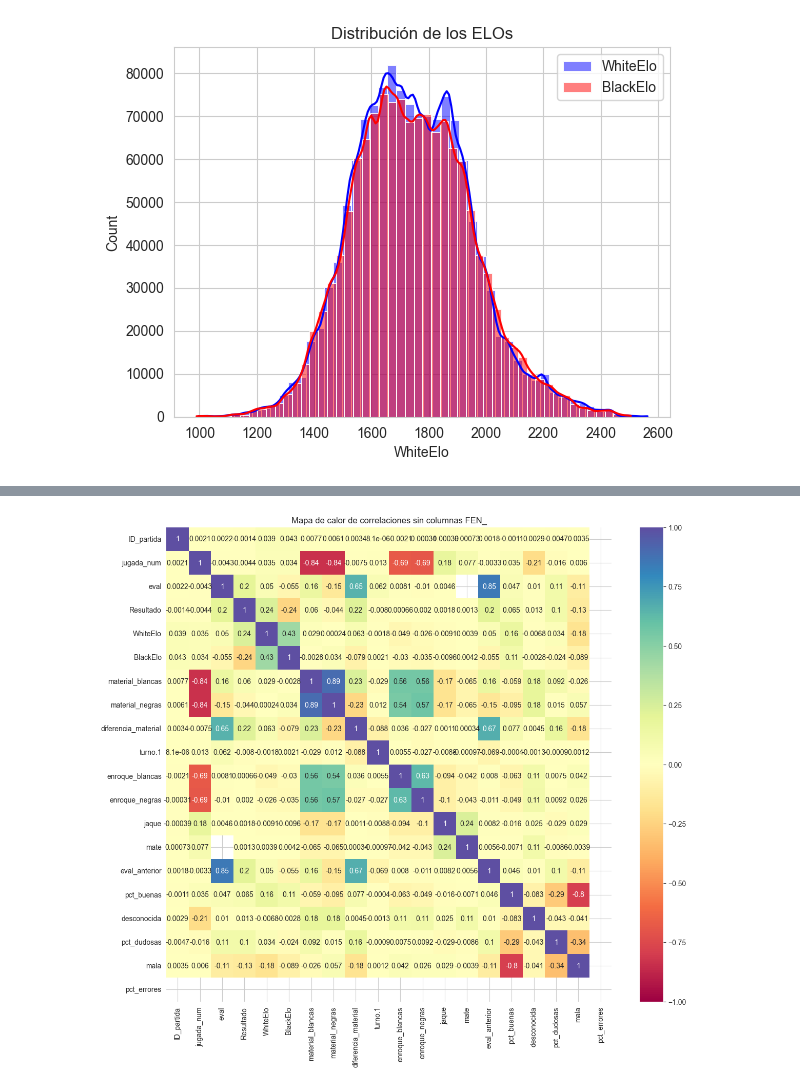
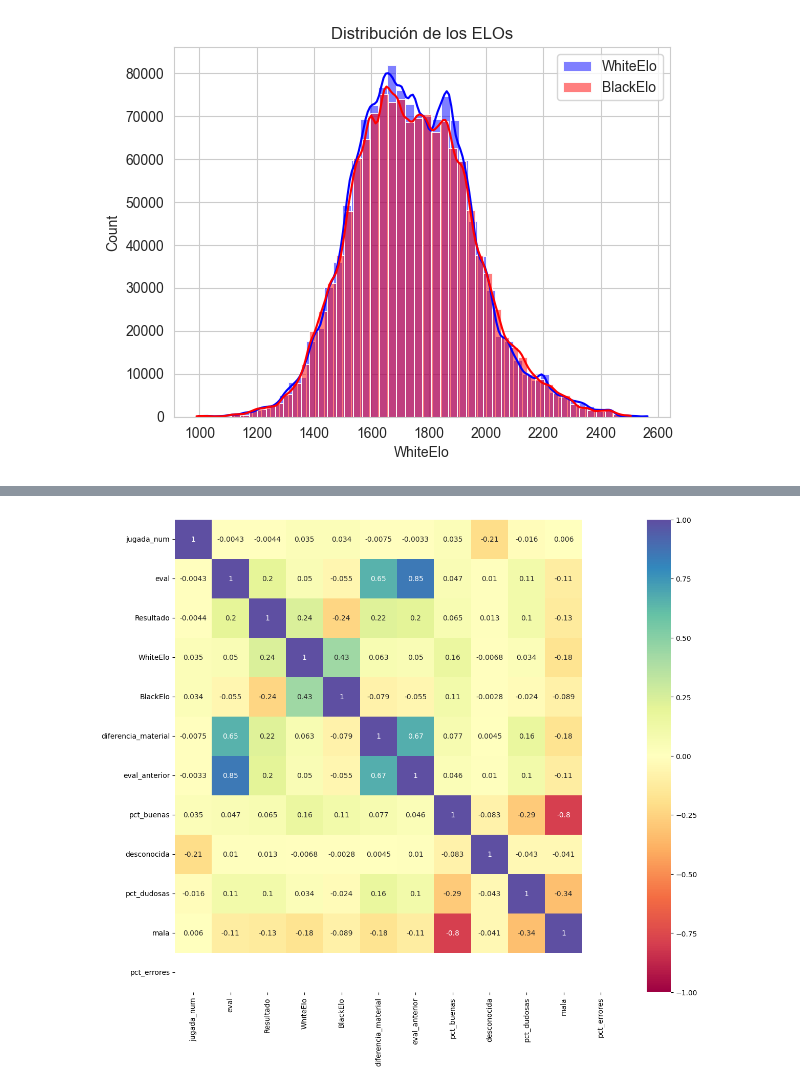
Before and after one commit to eortas/ML_Chess, a Jupyter notebook: notebooks/Analisis.ipynb, the cells around one changed output, grey strips where cells are left out. Cells and saved outputs as stored; diff of their text form; code cells hidden in the pictures.

```diff
--- a/notebooks/Analisis.ipynb
+++ b/notebooks/Analisis.ipynb
@@ -61,12 +82,13 @@ plt.show()
 # %%
 # Las columnas FEN (posiciones tablero en vector) las excluimos porque no son representativas
-cols_numericas = [col for col in df_ml.select_dtypes(include=['int64', 'float64']).columns if not col.startswith('FEN_')]
+cols_numericas = [col for col in df_ml.select_dtypes(include=['int64', 'float64']).columns
+                  if not col.startswith(
+                      ('FEN_','mate','jaque','ID_partida','turno.1','enroque_'))]
 
 corr_sin_fen = df_ml[cols_numericas].corr()
 
 plt.figure(figsize=(14, 12))
 sns.heatmap(corr_sin_fen, annot=True, cmap='Spectral', center=0, vmin=-1)
-plt.title('Mapa de calor de correlaciones sin columnas FEN_')
 plt.show()
 # %% [output]
-[figure, old version]
+[figure, new version]
```
Also changed, not shown: parts of 1 cell of this notebook, 2 other files.
